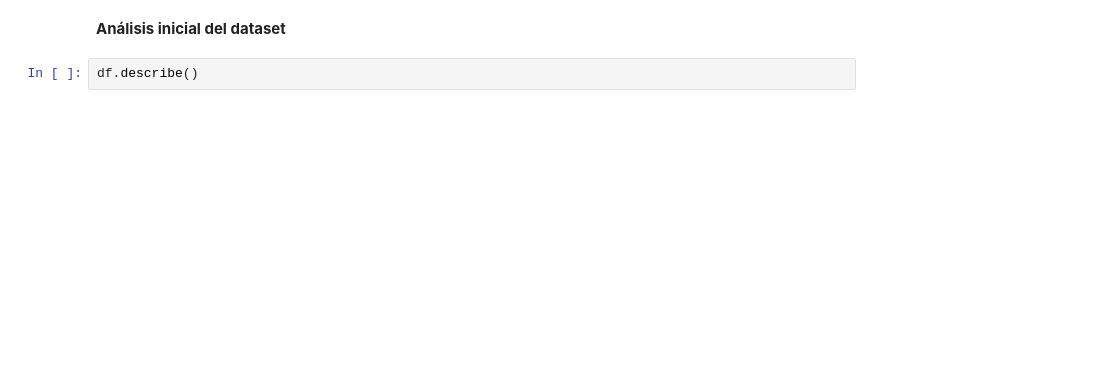
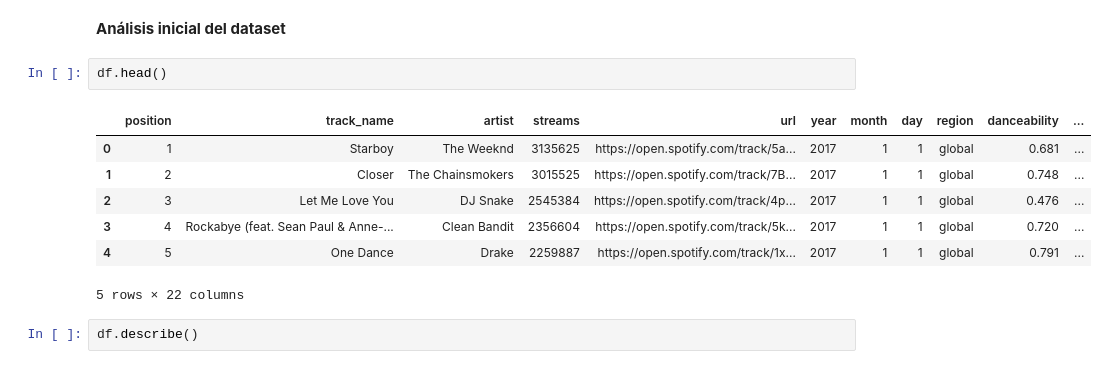
Before and after one commit to tiagoflorin/DataScience1, a Jupyter notebook: ProyectoFinal+Florin.ipynb, the cells around one changed output. Drawn from its saved outputs; the diff is of its cells as text; blank space fills up the shorter version.

```diff
--- a/ProyectoFinal+Florin.ipynb
+++ b/ProyectoFinal+Florin.ipynb
@@ -90,5 +92,15 @@ df = pd.read_csv(url)
 # %% [markdown]
 **Análisis inicial del dataset**
+# %%
+df.head()
+# %% [output]
+|  | position | track_name | artist | streams | url | year | month | day | region | danceability | ... |
+| 0 | 1 | Starboy | The Weeknd | 3135625 | https://open.spotify.com/track/5a... | 2017 | 1 | 1 | global | 0.681 | ... |
+| 1 | 2 | Closer | The Chainsmokers | 3015525 | https://open.spotify.com/track/7B... | 2017 | 1 | 1 | global | 0.748 | ... |
+| 2 | 3 | Let Me Love You | DJ Snake | 2545384 | https://open.spotify.com/track/4p... | 2017 | 1 | 1 | global | 0.476 | ... |
+| 3 | 4 | Rockabye (feat. Sean Paul & Anne-... | Clean Bandit | 2356604 | https://open.spotify.com/track/5k... | 2017 | 1 | 1 | global | 0.720 | ... |
+| 4 | 5 | One Dance | Drake | 2259887 | https://open.spotify.com/track/1x... | 2017 | 1 | 1 | global | 0.791 | ... |
+5 rows × 22 columns
 # %%
 df.describe()
 # %% [output]
```
Also changed, not shown: parts of 27 cells of this notebook.
